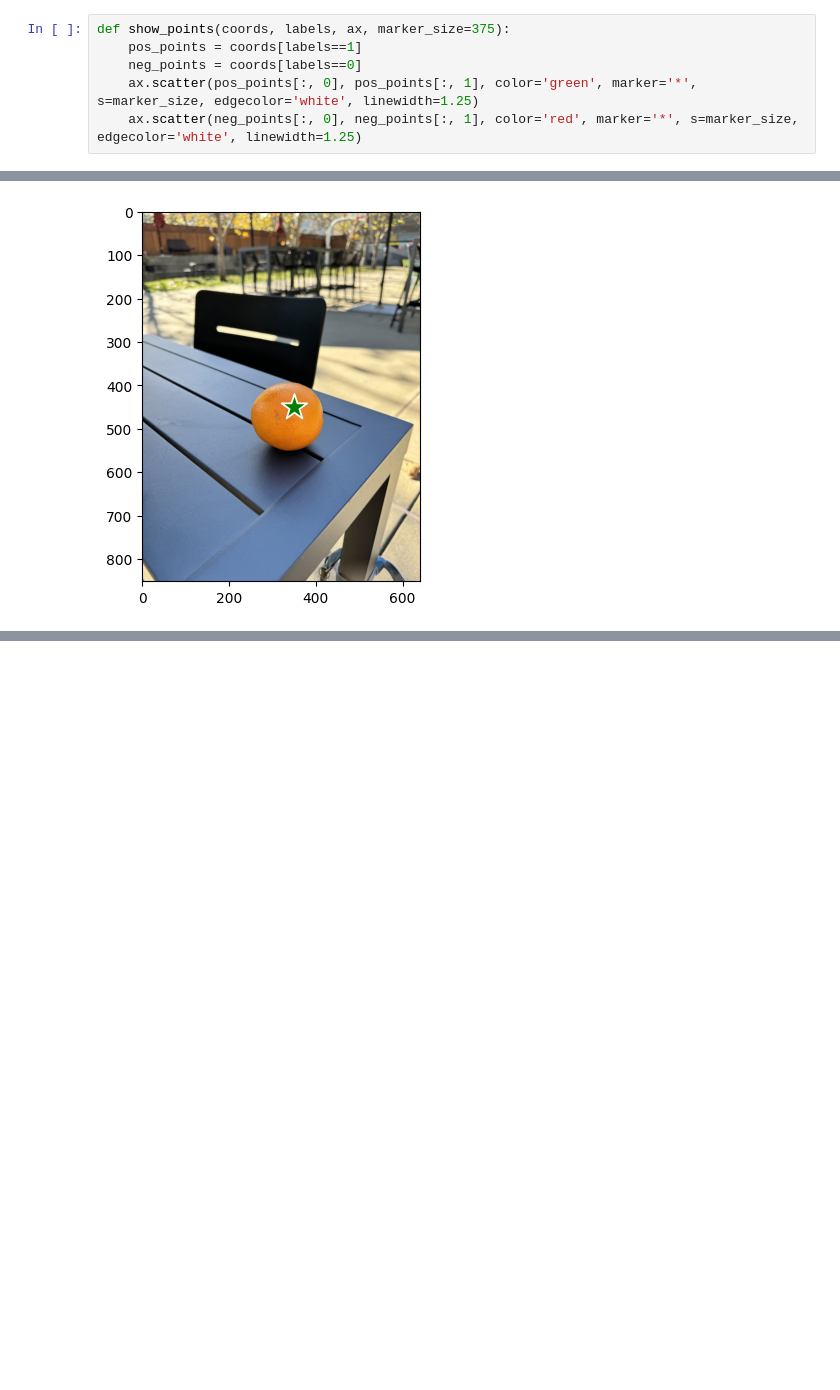
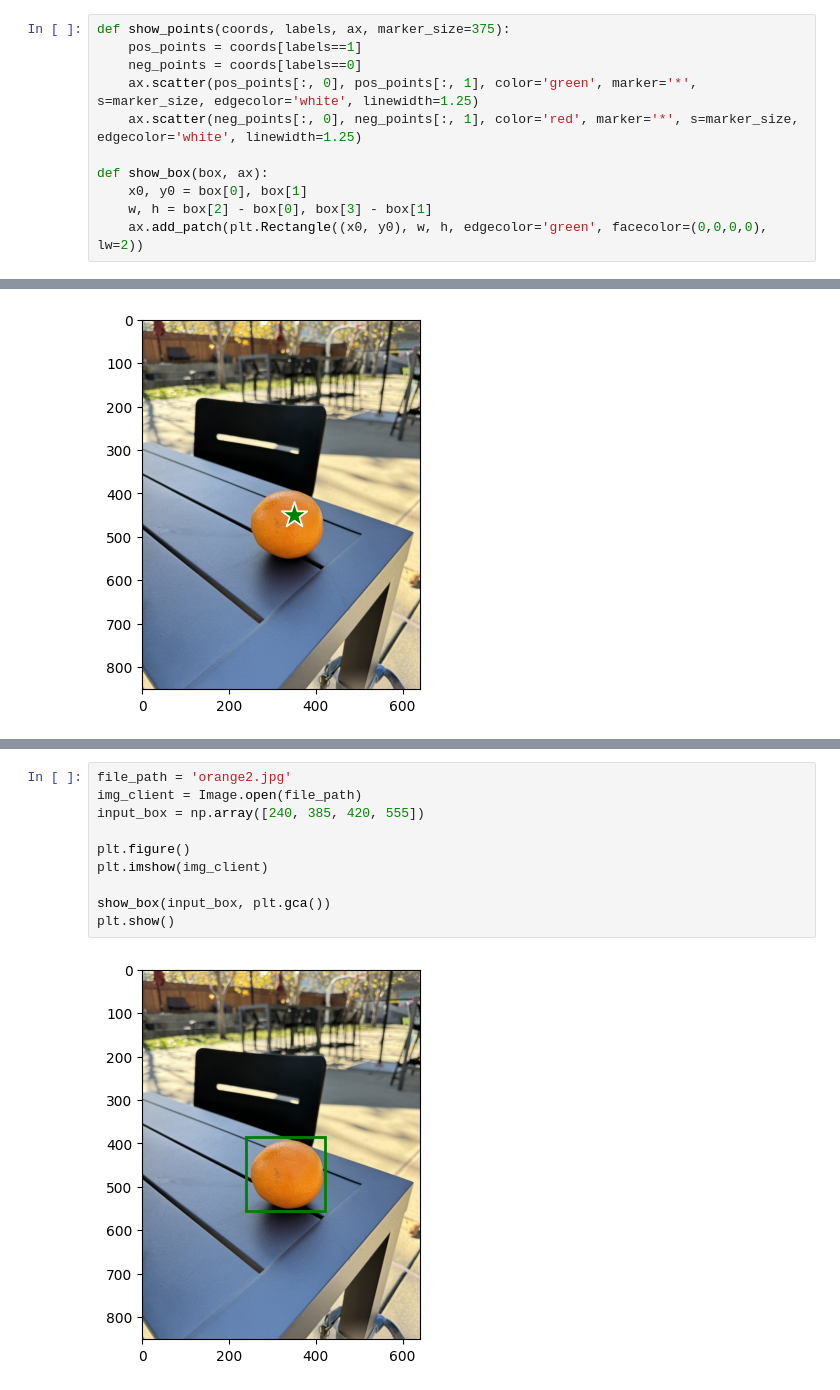
Before and after one commit to SnowballAntrobus/DreamsOfClothServer, a Jupyter notebook: server-testing.ipynb, the cells around one changed output, grey strips where cells are left out. Cells and saved outputs as stored; diff of their text form; blank space fills up the shorter version.

Commit message:
added "testing" for box input to mask predict

```diff
--- a/server-testing.ipynb
+++ b/server-testing.ipynb
@@ -12,6 +12,11 @@ def show_points(coords, labels, ax, marker_size=375):
     neg_points = coords[labels==0]
     ax.scatter(pos_points[:, 0], pos_points[:, 1], color='green', marker='*', s=marker_size, edgecolor='white', linewidth=1.25)
     ax.scatter(neg_points[:, 0], neg_points[:, 1], color='red', marker='*', s=marker_size, edgecolor='white', linewidth=1.25)
+
+def show_box(box, ax):
+    x0, y0 = box[0], box[1]
+    w, h = box[2] - box[0], box[3] - box[1]
+    ax.add_patch(plt.Rectangle((x0, y0), w, h, edgecolor='green', facecolor=(0,0,0,0), lw=2))
 # %%
 url = 'http://cloth.gay:8000/server/print-message/'
 response = requests.get(url)
@@ -57,3 +62,15 @@ with open(file_path, 'rb') as file:
 # %% [output]
 Image mask
 [figure]
+# %%
+file_path = 'orange2.jpg'
+img_client = Image.open(file_path)
+input_box = np.array([240, 385, 420, 555])
+
+plt.figure()
+plt.imshow(img_client)
+
+show_box(input_box, plt.gca())
+plt.show()
+# %% [output]
+[figure, added]
```
Also changed, not shown: parts of 4 cells of this notebook.
